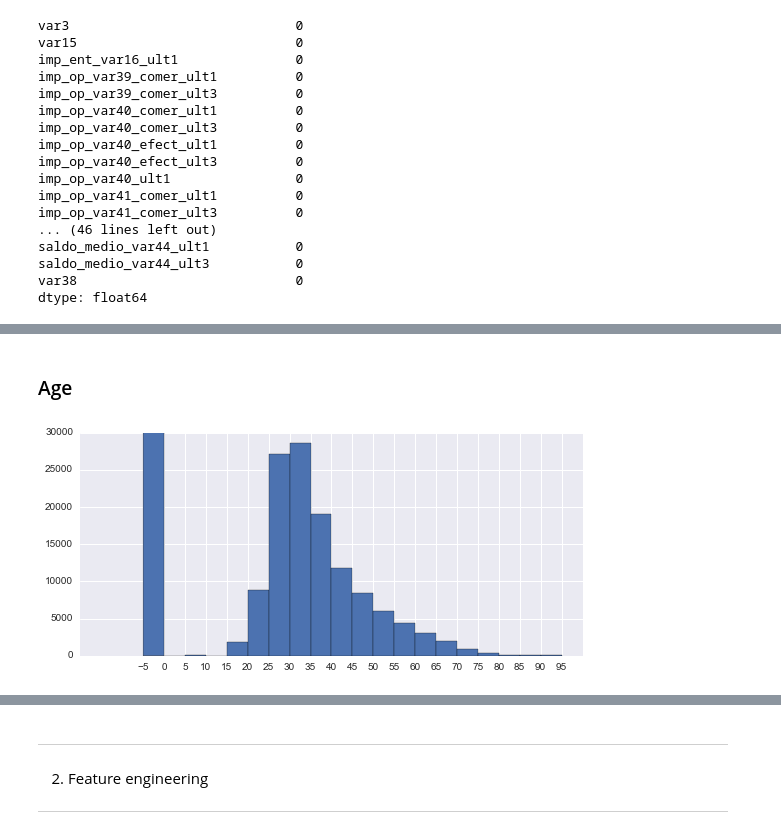
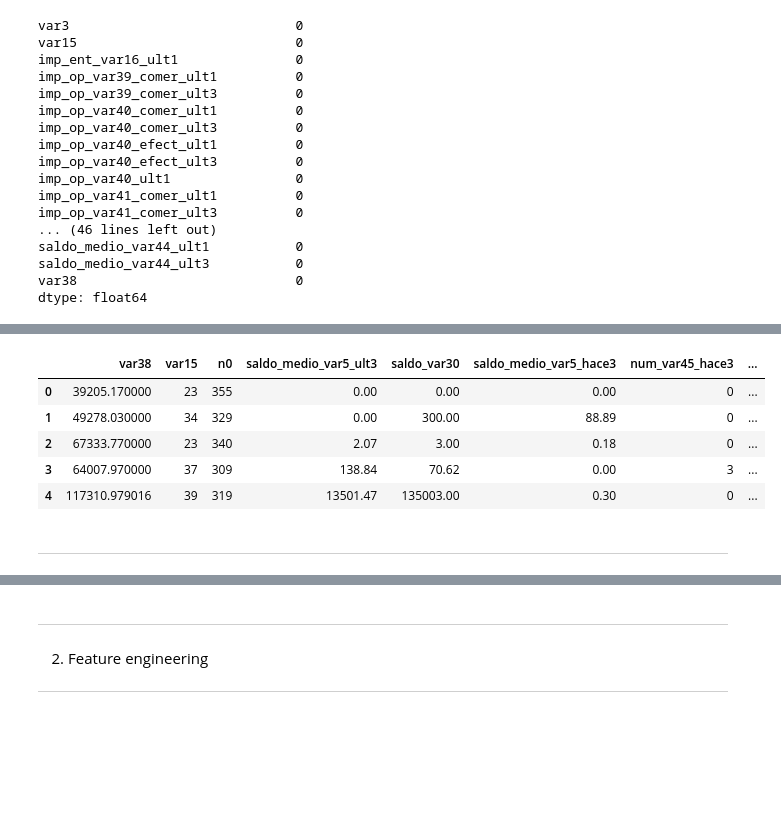
Before and after one commit to kcbighuge/kaggle, a Jupyter notebook: santander-customer-satisfaction.ipynb, the cells around one changed output, grey strips where cells are left out. Drawn from its saved outputs; the diff is of its cells as text; code cells hidden in the pictures; blank space fills up the shorter version.

```diff
--- a/santander-customer-satisfaction.ipynb
+++ b/santander-customer-satisfaction.ipynb
@@ -329,11 +105,17 @@ sns.despine()
+# %%
+# look at top features
+top_features = ['var38', 'var15', 'n0', 'saldo_medio_var5_ult3', 'saldo_var30', 'saldo_medio_var5_hace3',
+                'num_var45_hace3', 'saldo_medio_var5_hace2', 'num_var22_ult3', 'num_var45_ult3',
+                'saldo_medio_var5_ult1', 'saldo_var42', 'saldo_var5', 'num_meses_var39_vig_ult3',
+                'imp_op_var41_comer_ult3']
+
+df_all[top_features].head()
+# %% [output]
+|  | var38 | var15 | n0 | saldo_medio_var5_ult3 | saldo_var30 | saldo_medio_var5_hace3 | num_var45_hace3 | ... |
+| 0 | 39205.170000 | 23 | 355 | 0.00 | 0.00 | 0.00 | 0 | ... |
+| 1 | 49278.030000 | 34 | 329 | 0.00 | 300.00 | 88.89 | 0 | ... |
+| 2 | 67333.770000 | 23 | 340 | 2.07 | 3.00 | 0.18 | 0 | ... |
+| 3 | 64007.970000 | 37 | 309 | 138.84 | 70.62 | 0.00 | 3 | ... |
+| 4 | 117310.979016 | 39 | 319 | 13501.47 | 135003.00 | 0.30 | 0 | ... |
 # %% [markdown]
-### Age
+---
-# %%
-age_vals = train['age'].fillna(-1).values
-plt.hist(age_vals, bins=range(-5,100,5))
-plt.gcf().set_size_inches(9,4)
-plt.xticks(range(-5,100,5))
-plt.ylim(0,30000)
-plt.show()
-# %% [output]
-[figure, removed]
```
Also changed, not shown: parts of 115 cells of this notebook.
